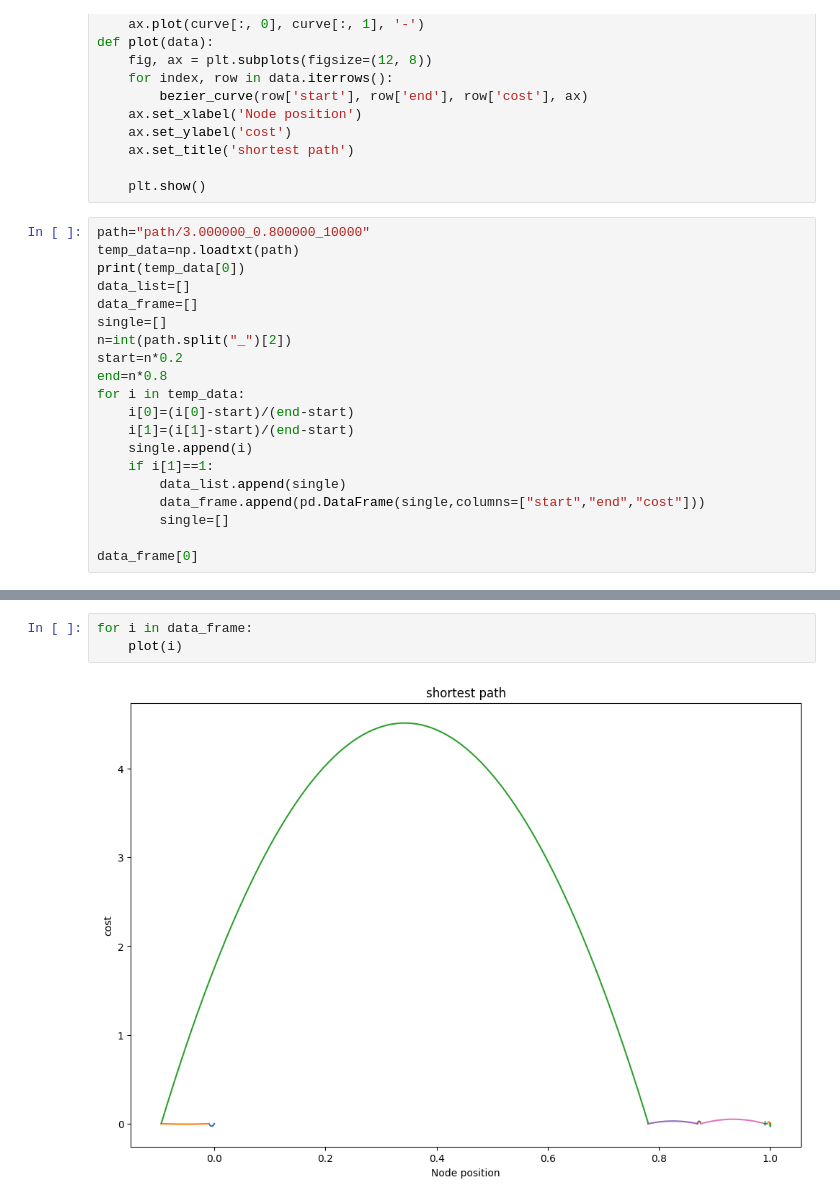
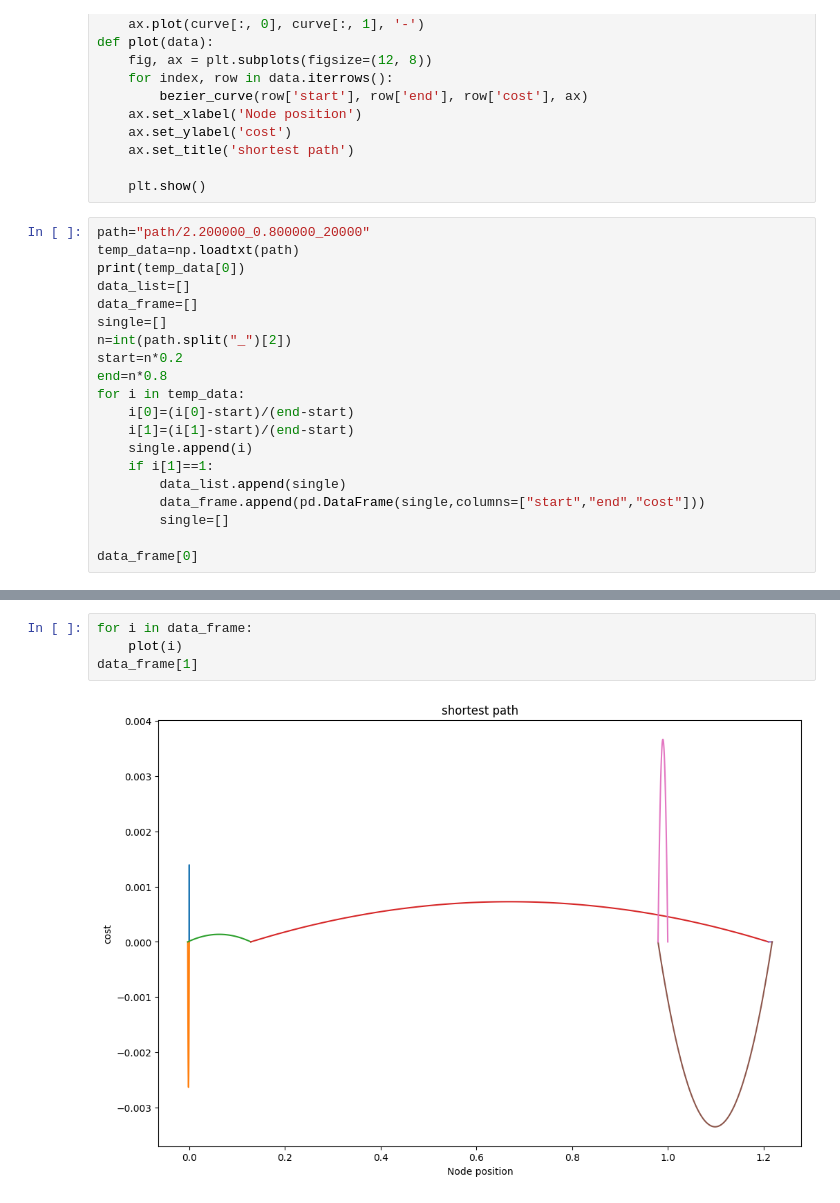
Before and after one commit to Hansen1030/Scale-free_FPP, a Jupyter notebook: Draw_path.ipynb, the cells around one changed output, grey strips where cells are left out. Cells and saved outputs as stored; diff of their text form.

Commit message:
add data

```diff
--- a/Draw_path.ipynb
+++ b/Draw_path.ipynb
@@ -26,7 +26,7 @@ def plot(data):
 
     plt.show()
 # %%
-path="path/3.000000_0.800000_10000"
+path="path/2.200000_0.800000_20000"
 temp_data=np.loadtxt(path)
 print(temp_data[0])
 data_list=[]
@@ -64,5 +58,6 @@ data_frame[0]
 # %%
 for i in data_frame:
     plot(i)
+data_frame[1]
 # %% [output]
-[figure, old version]
+[figure, new version]
```
Also changed, not shown: parts of 3 cells of this notebook, 43 other files.
